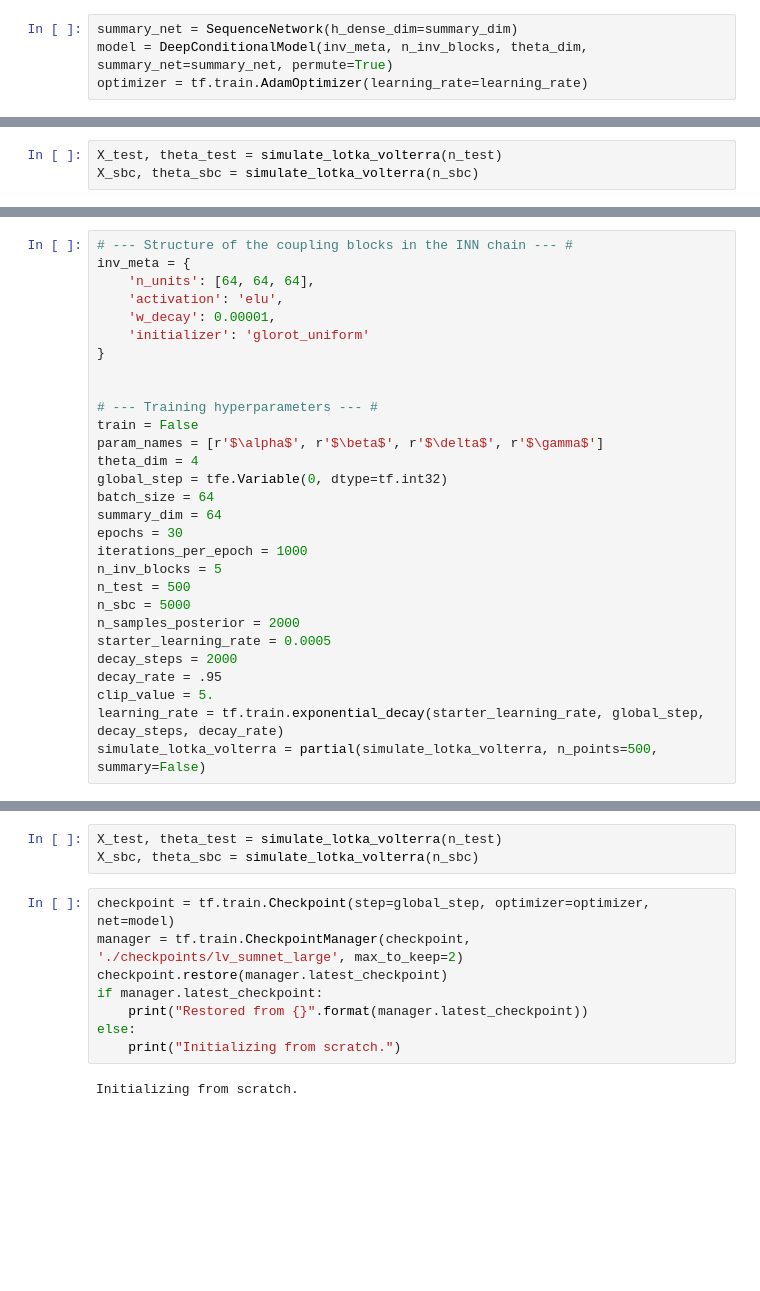
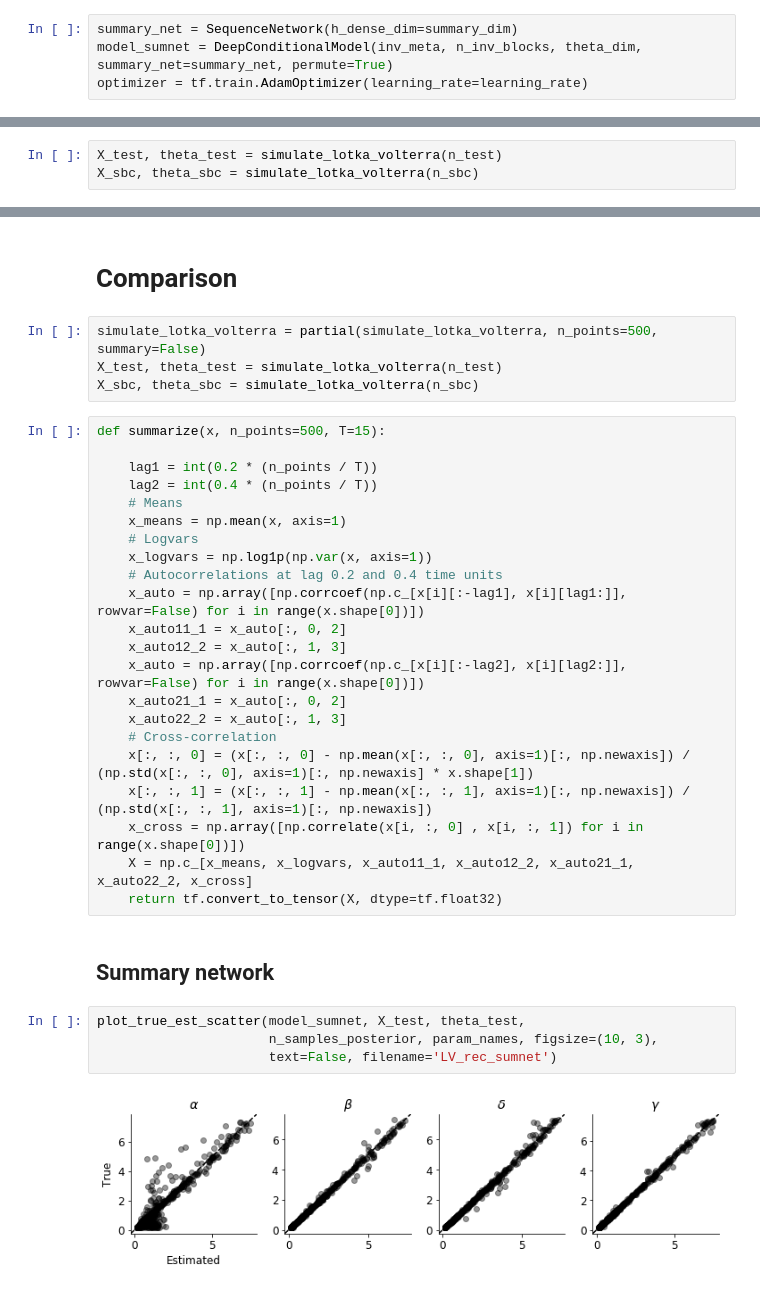
Before and after one commit to stefanradev93/cINN, a Jupyter notebook: Lotka-Volterra_cINN.ipynb, the cells around one changed output, grey strips where cells are left out. Saved outputs shown, nothing was run; the diff lists cells and outputs as text; blank space fills up the shorter version.

```diff
--- a/Lotka-Volterra_cINN.ipynb
+++ b/Lotka-Volterra_cINN.ipynb
@@ -87,6 +85,6 @@ X_sbc, theta_sbc = simulate_lotka_volterra(n_sbc)
 ## Create networks
 # %%
 summary_net = SequenceNetwork(h_dense_dim=summary_dim)
-model = DeepConditionalModel(inv_meta, n_inv_blocks, theta_dim, summary_net=summary_net, permute=True)
+model_sumnet = DeepConditionalModel(inv_meta, n_inv_blocks, theta_dim, summary_net=summary_net, permute=True)
 optimizer = tf.train.AdamOptimizer(learning_rate=learning_rate)
 # %%
@@ -226,29 +191,0 @@ HBox(children=(IntProgress(value=0, description='Training epoch 4', max=1000, st
-# %%
-# --- Structure of the coupling blocks in the INN chain --- #
-inv_meta = {
-    'n_units': [64, 64, 64],
-    'activation': 'elu',
-    'w_decay': 0.00001,
-    'initializer': 'glorot_uniform'
-}
-
-
-# --- Training hyperparameters --- #
-train = False
-param_names = [r'$\alpha$', r'$\beta$', r'$\delta$', r'$\gamma$']
-theta_dim = 4
-global_step = tfe.Variable(0, dtype=tf.int32)
-batch_size = 64
-summary_dim = 64
-epochs = 30
-iterations_per_epoch = 1000
-n_inv_blocks = 5
-n_test = 500
-n_sbc = 5000
-n_samples_posterior = 2000
-starter_learning_rate = 0.0005
-decay_steps = 2000
-decay_rate = .95
-clip_value = 5.
-learning_rate = tf.train.exponential_decay(starter_learning_rate, global_step, decay_steps, decay_rate)
-simulate_lotka_volterra = partial(simulate_lotka_volterra, n_points=500, summary=False)
@@ -259,14 +192,37 @@ optimizer = tf.train.AdamOptimizer(learning_rate=learning_rate)
+# %% [markdown]
+# Comparison
 # %%
+simulate_lotka_volterra = partial(simulate_lotka_volterra, n_points=500, summary=False)
 X_test, theta_test = simulate_lotka_volterra(n_test)
 X_sbc, theta_sbc = simulate_lotka_volterra(n_sbc)
-# %%
-checkpoint = tf.train.Checkpoint(step=global_step, optimizer=optimizer, net=model)
-manager = tf.train.CheckpointManager(checkpoint, './checkpoints/lv_sumnet_large', max_to_keep=2)
-checkpoint.restore(manager.latest_checkpoint)
-if manager.latest_checkpoint:
-    print("Restored from {}".format(manager.latest_checkpoint))
-else:
-    print("Initializing from scratch.")
-# %% [output]
-Initializing from scratch.
+# %%
+def summarize(x, n_points=500, T=15):
+
+    lag1 = int(0.2 * (n_points / T))
+    lag2 = int(0.4 * (n_points / T))
+    # Means
+    x_means = np.mean(x, axis=1)
+    # Logvars
+    x_logvars = np.log1p(np.var(x, axis=1))
+    # Autocorrelations at lag 0.2 and 0.4 time units
+    x_auto = np.array([np.corrcoef(np.c_[x[i][:-lag1], x[i][lag1:]], rowvar=False) for i in range(x.shape[0])])
+    x_auto11_1 = x_auto[:, 0, 2]
+    x_auto12_2 = x_auto[:, 1, 3]
+    x_auto = np.array([np.corrcoef(np.c_[x[i][:-lag2], x[i][lag2:]], rowvar=False) for i in range(x.shape[0])])
+    x_auto21_1 = x_auto[:, 0, 2]
+    x_auto22_2 = x_auto[:, 1, 3]
+    # Cross-correlation
+    x[:, :, 0] = (x[:, :, 0] - np.mean(x[:, :, 0], axis=1)[:, np.newaxis]) / (np.std(x[:, :, 0], axis=1)[:, np.newaxis] * x.shape[1])
+    x[:, :, 1] = (x[:, :, 1] - np.mean(x[:, :, 1], axis=1)[:, np.newaxis]) / (np.std(x[:, :, 1], axis=1)[:, np.newaxis])
+    x_cross = np.array([np.correlate(x[i, :, 0] , x[i, :, 1]) for i in range(x.shape[0])])
+    X = np.c_[x_means, x_logvars, x_auto11_1, x_auto12_2, x_auto21_1, x_auto22_2, x_cross]
+    return tf.convert_to_tensor(X, dtype=tf.float32)
+# %% [markdown]
+## Summary network
+# %%
+plot_true_est_scatter(model_sumnet, X_test, theta_test,
+                      n_samples_posterior, param_names, figsize=(10, 3),
+                      text=False, filename='LV_rec_sumnet')
+# %% [output]
+[figure, added]
 # %%
```
Also changed, not shown: parts of 21 cells of this notebook, 17 other files.
